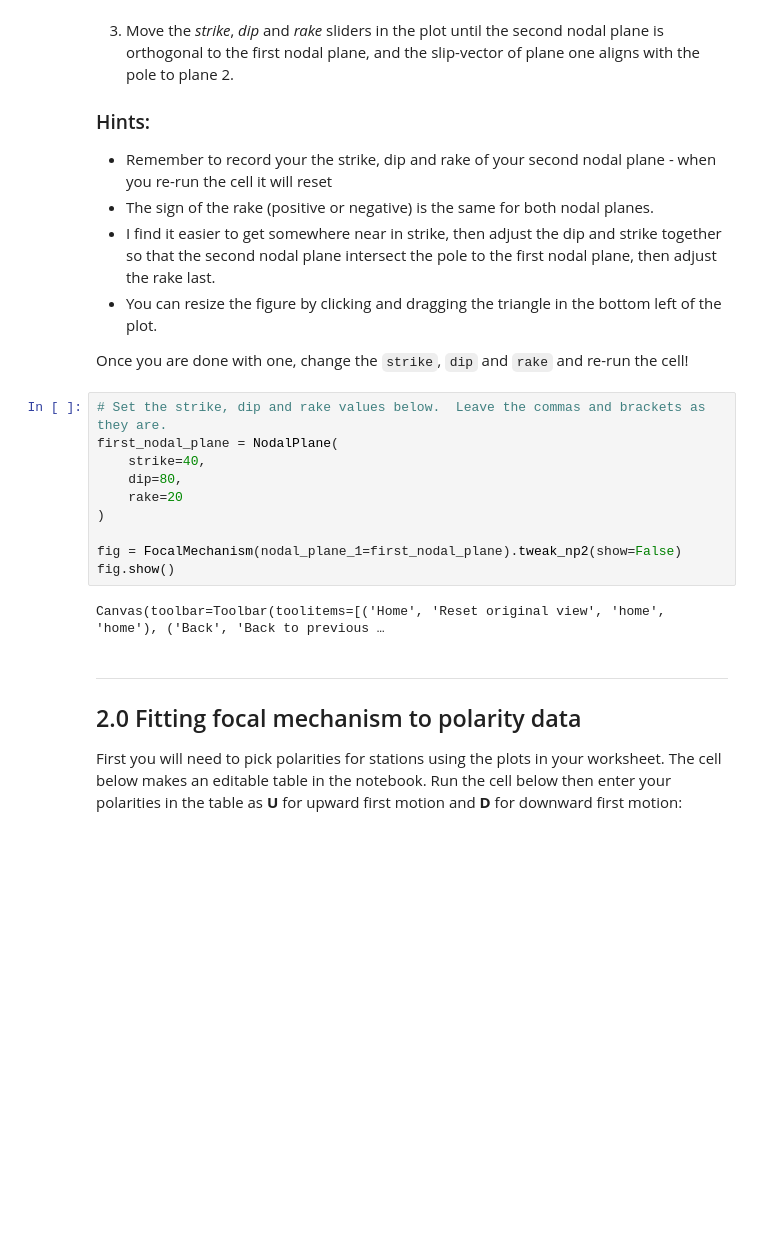
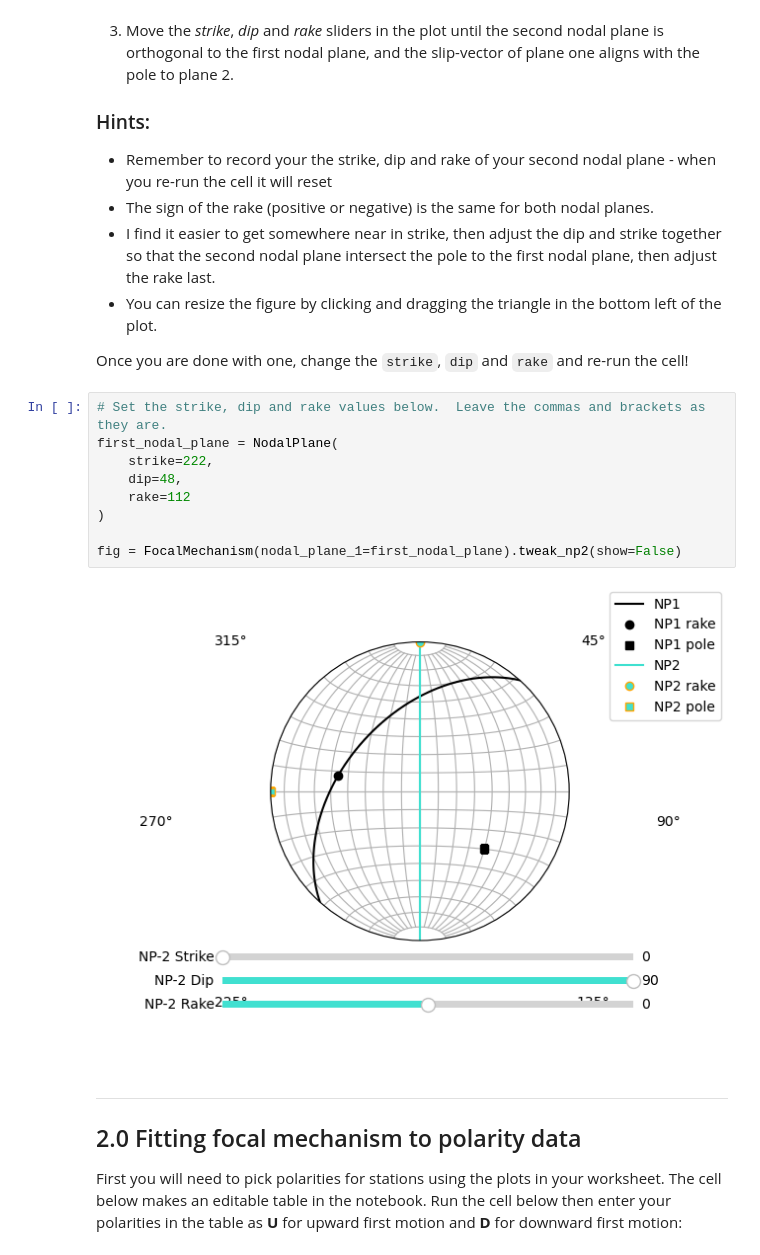
Before and after one commit to calum-chamberlain/ESCI203_notebooks, a Jupyter notebook: Focal-Mechanism-Viewer.ipynb, the cells around one changed output. Cells and saved outputs as stored; diff of their text form; blank space fills up the shorter version.

```diff
--- a/Focal-Mechanism-Viewer.ipynb
+++ b/Focal-Mechanism-Viewer.ipynb
@@ -54,15 +56,14 @@ Once you are done with one, change the `strike`, `dip` and `rake` and re-run the
 # %%
 # Set the strike, dip and rake values below.  Leave the commas and brackets as they are.
 first_nodal_plane = NodalPlane(
-    strike=40,
-    dip=80,
-    rake=20
+    strike=222,
+    dip=48,
+    rake=112
 )
 
 fig = FocalMechanism(nodal_plane_1=first_nodal_plane).tweak_np2(show=False)
-fig.show()
 # %% [output]
-Canvas(toolbar=Toolbar(toolitems=[('Home', 'Reset original view', 'home', 'home'), ('Back', 'Back to previous …
+[figure, added]
 # %% [markdown]
 ---
 
```
Also changed, not shown: parts of 4 cells of this notebook.
